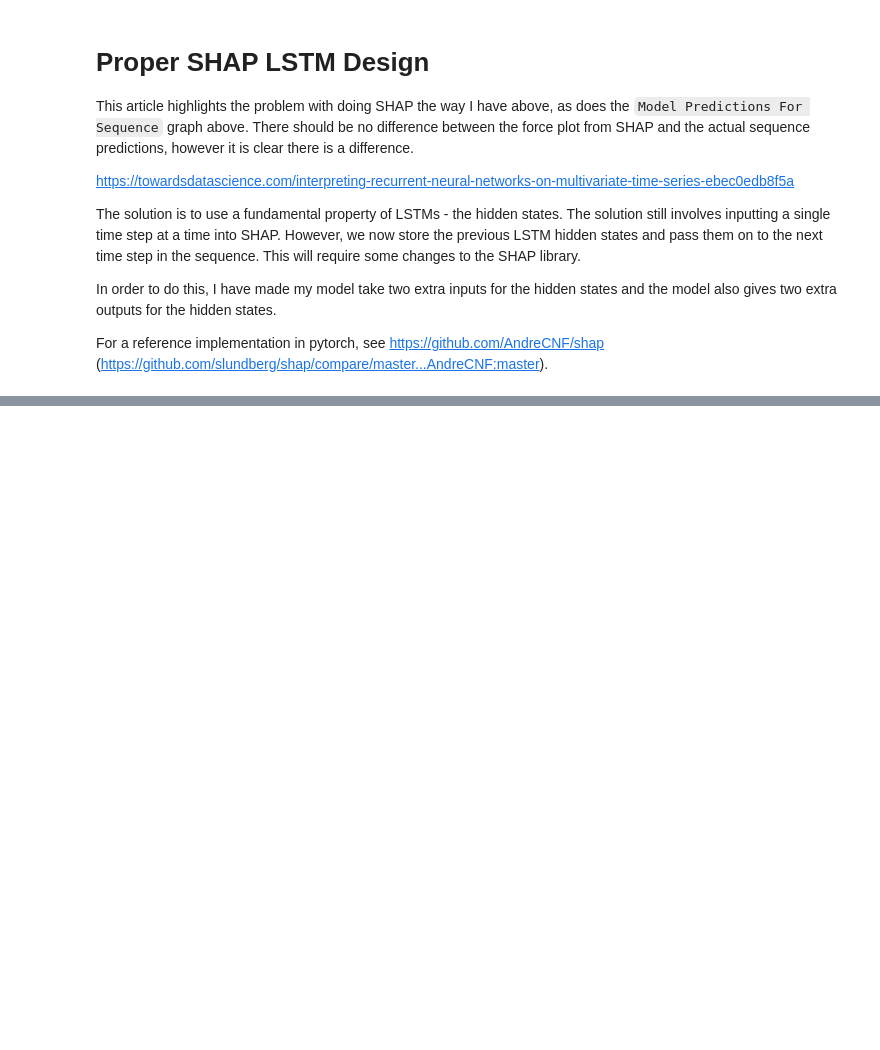
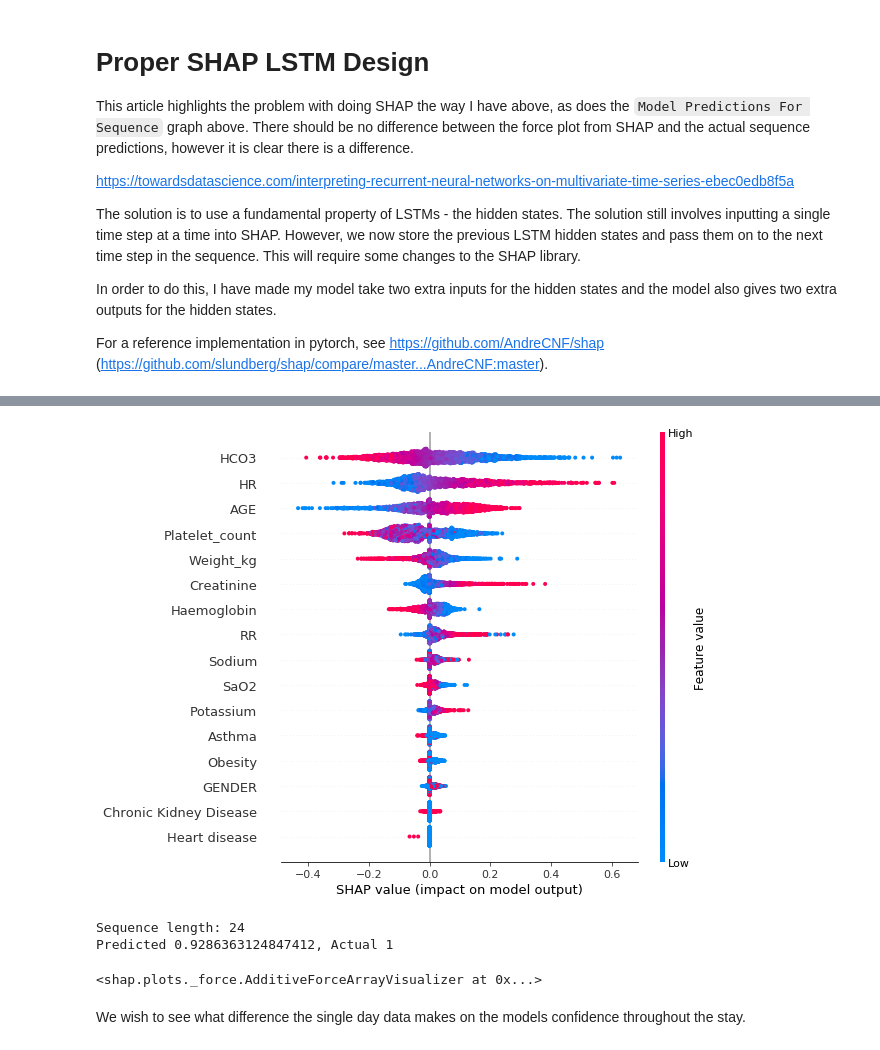
Before and after one commit to Gareth001/thesis, a Jupyter notebook: notebooks/MIMIC death.ipynb, the cells around one changed output, grey strips where cells are left out. Saved outputs shown, nothing was run; the diff lists cells and outputs as text; code cells hidden in the pictures; blank space fills up the shorter version.

Commit message:
Initial shap change experiments

```diff
--- a/notebooks/MIMIC death.ipynb
+++ b/notebooks/MIMIC death.ipynb
@@ -768,0 +724,24 @@ An alternative is to add an extra input which connects elements in the sequence
+# %%
+def state_predict(X, internal_state=None):
+    """
+    internal_state: list of internal states. should be of the form [h, c]
+
+    Returns [output, h, c]
+    """
+    if isinstance(X, (pd.DataFrame, pd.Series)):
+        X = X.values
+    X = X.reshape((-1,1,len(X_cols)))
+
+    if internal_state:
+        h,c = internal_state
+        o, nh, nc = model_predict(X, h=h, c=c, state=True)
+        return o.flatten(), nh, nc
+
+    o, nh, nc = model_predict(X, state=True)
+    return o.flatten(), nh, nc
+# %%
+all_data_summary = shap.kmeans(df_test[X_cols], 10)
+# %%
+input_data = df_test[X_cols]
+state_explainer = shap.KernelExplainer(state_predict, all_data_summary)
+state_shap_values = state_explainer.shap_values(input_data, association=df_test['HADM_ID'])
@@ -768,0 +750,17 @@ An alternative is to add an extra input which connects elements in the sequence
+# %%
+shap.summary_plot(state_shap_values, input_data)
+# %% [output]
+[figure, added]
+# %%
+index = longest_sequences_index[18]
+
+sl = slice(seq[index], seq[index+1])
+print(f"Sequence length: {seq[index+1] - seq[index]}")
+print(f"Predicted {preds[index,0]}, Actual {Y_test[index]}")
+shap.force_plot(state_explainer.expected_value, state_shap_values[sl], input_data[sl])
+# %% [output]
+Sequence length: 24
+Predicted 0.9286363124847412, Actual 1
+<shap.plots._force.AdditiveForceArrayVisualizer at 0x...>
+# %% [markdown]
+We wish to see what difference the single day data makes on the models confidence throughout the stay.
```
Also changed, not shown: parts of 33 cells of this notebook.
